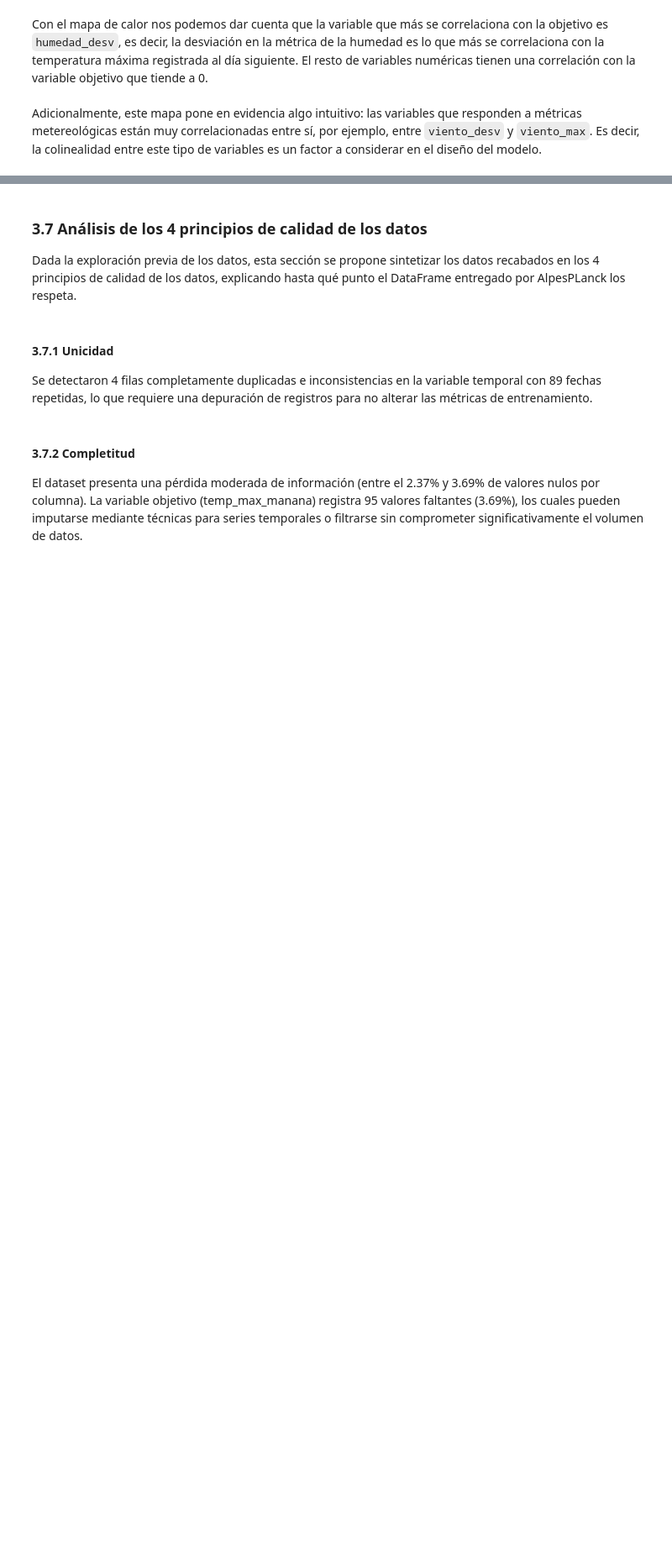
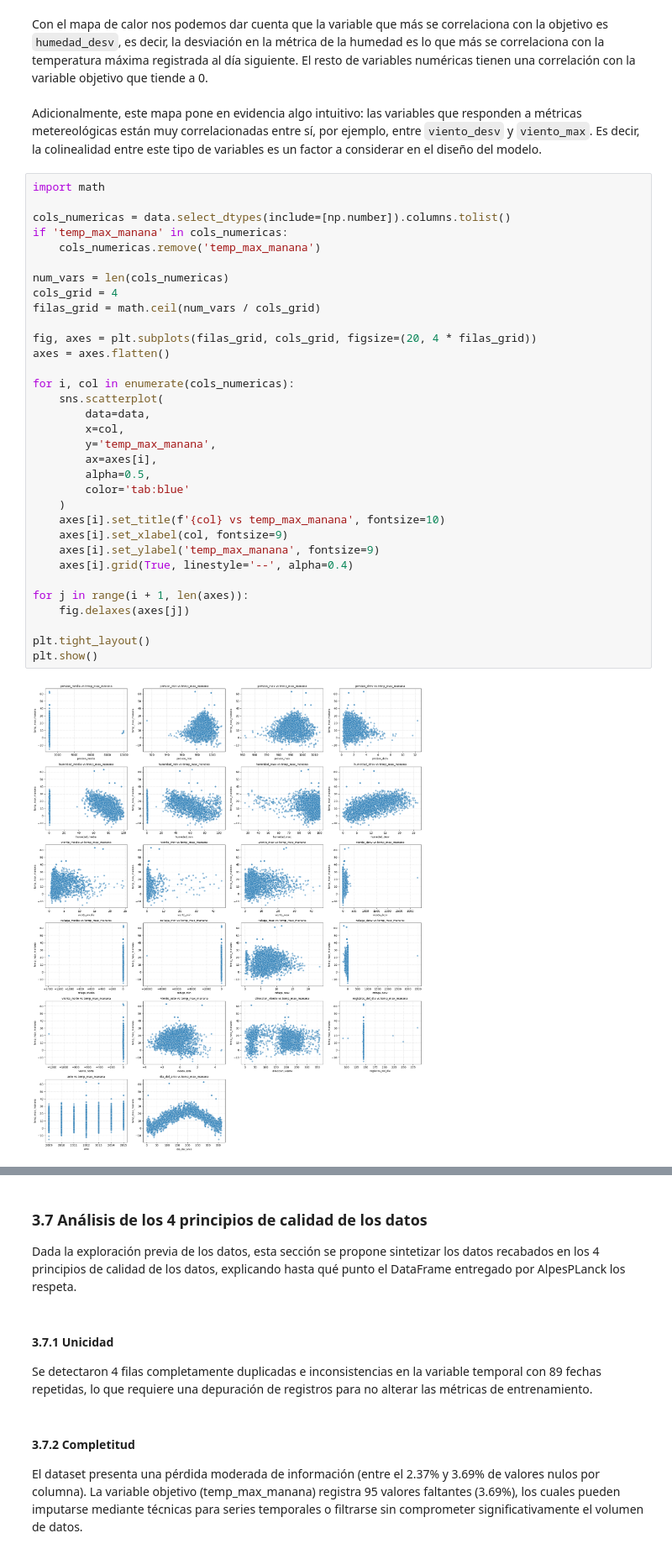
Before and after one commit to DanielEPardo/Lab1-ML, a Jupyter notebook: Laboratorio 1 - Exploración, preparación y regresión lineal.ipynb, the cells around one changed output, grey strips where cells are left out. Shown at 84% size. Drawn from its saved outputs; the diff is of its cells as text; blank space fills up the shorter version.

Commit message:
Diagramas de dispersión

```diff
--- a/Laboratorio 1 - Exploración, preparación y regresión lineal.ipynb
+++ b/Laboratorio 1 - Exploración, preparación y regresión lineal.ipynb
@@ -310,3 +310,38 @@ plt.show()
 # %% [markdown]
 Con el mapa de calor nos podemos dar cuenta que la variable que más se correlaciona con la objetivo es `humedad_desv`, es decir, la desviación en la métrica de la humedad es lo que más se correlaciona con la temperatura máxima registrada al día siguiente. El resto de variables numéricas tienen una correlación con la variable objetivo que tiende a 0. <br><br>
 Adicionalmente, este mapa pone en evidencia algo intuitivo: las variables que responden a métricas metereológicas están muy correlacionadas entre sí, por ejemplo, entre `viento_desv` y `viento_max`. Es decir, la colinealidad entre este tipo de variables es un factor a considerar en el diseño del modelo.
+# %%
+import math
+
+cols_numericas = data.select_dtypes(include=[np.number]).columns.tolist()
+if 'temp_max_manana' in cols_numericas:
+    cols_numericas.remove('temp_max_manana')
+
+num_vars = len(cols_numericas)
+cols_grid = 4
+filas_grid = math.ceil(num_vars / cols_grid)
+
+fig, axes = plt.subplots(filas_grid, cols_grid, figsize=(20, 4 * filas_grid))
+axes = axes.flatten()
+
+for i, col in enumerate(cols_numericas):
+    sns.scatterplot(
+        data=data,
+        x=col,
+        y='temp_max_manana',
+        ax=axes[i],
+        alpha=0.5,
+        color='tab:blue'
+    )
+    axes[i].set_title(f'{col} vs temp_max_manana', fontsize=10)
+    axes[i].set_xlabel(col, fontsize=9)
+    axes[i].set_ylabel('temp_max_manana', fontsize=9)
+    axes[i].grid(True, linestyle='--', alpha=0.4)
+
+for j in range(i + 1, len(axes)):
+    fig.delaxes(axes[j])
+
+plt.tight_layout()
+plt.show()
+# %% [output]
+[figure, added]
```
Also changed, not shown: parts of 1 cell of this notebook.
